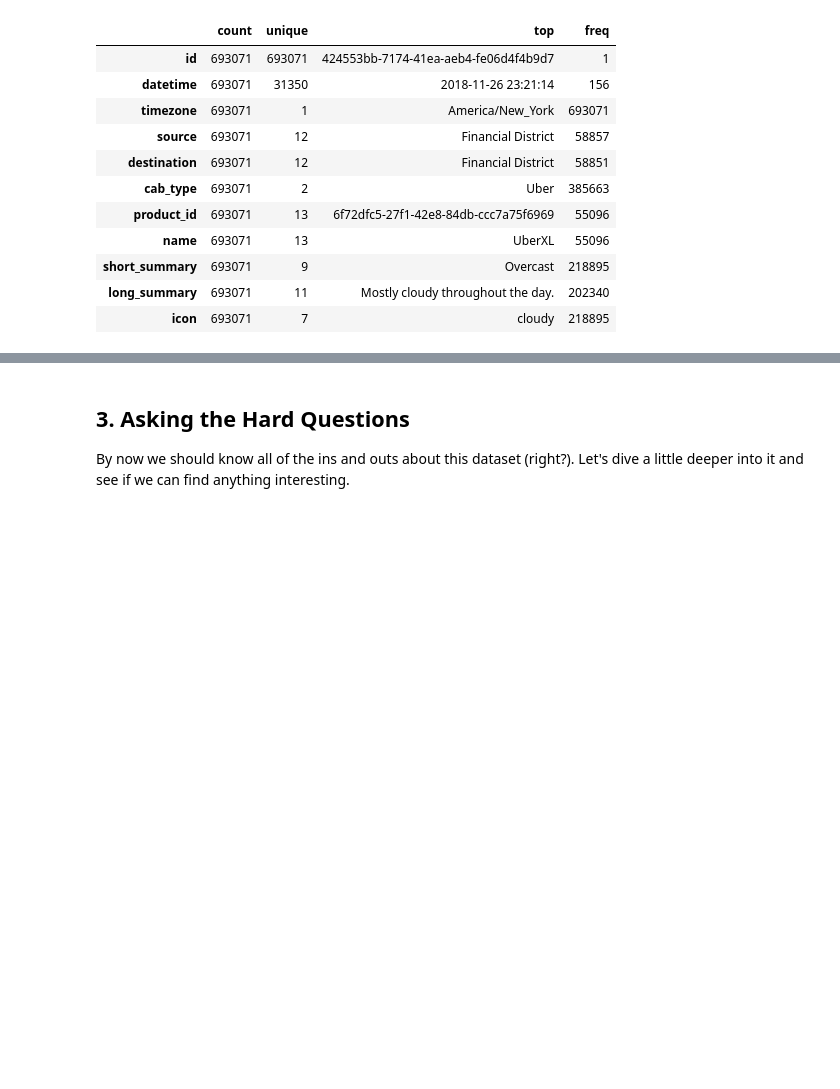
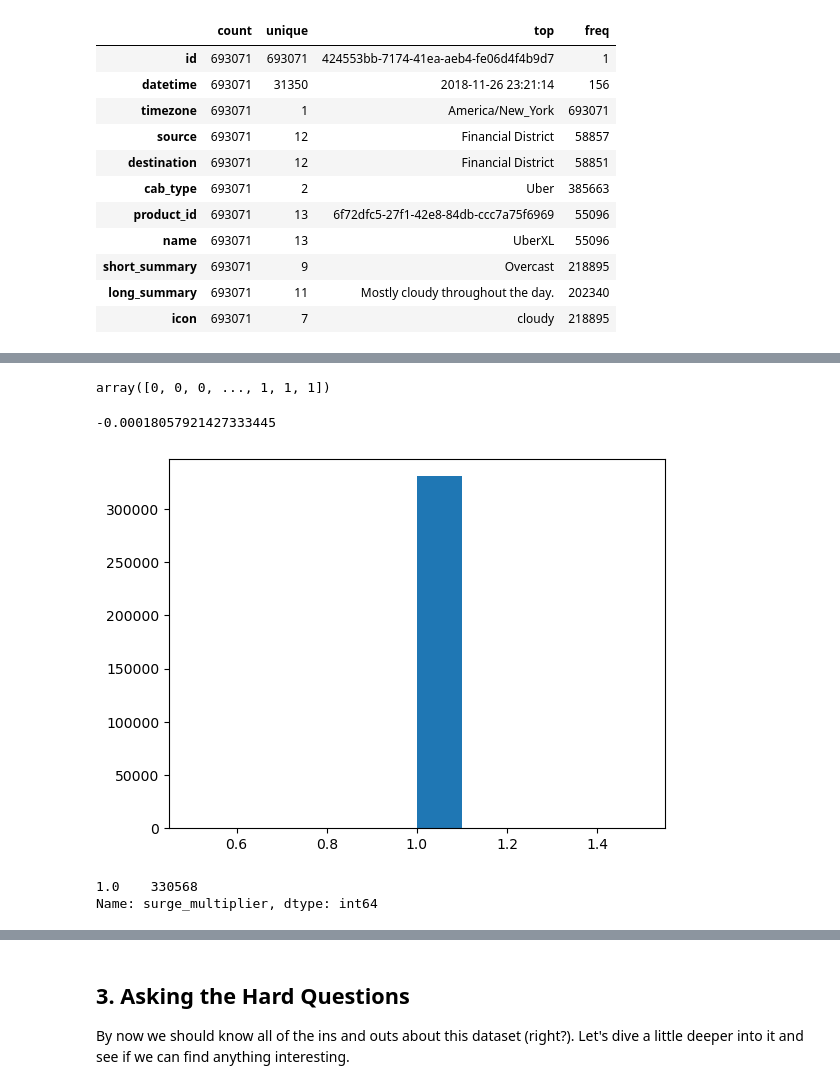
Before and after one commit to jumonlala/217_final_project, a Jupyter notebook: hw6.ipynb, the cells around one changed output, grey strips where cells are left out. Cells and saved outputs as stored; diff of their text form; code cells hidden in the pictures; blank space fills up the shorter version.

```diff
--- a/hw6.ipynb
+++ b/hw6.ipynb
@@ -318,0 +292,22 @@ clean_data[['price']].apply(lambda x: (x - clean_data[['price']].mean()) / (data
+# %%
+from sklearn.preprocessing import LabelEncoder
+encoder = LabelEncoder()
+encoder.fit(clean_data['cab_type'])
+cab_type = encoder.transform(clean_data['cab_type'])
+cab_type
+# %% [output]
+array([0, 0, 0, ..., 1, 1, 1])
+# %%
+pd.Series(cab_type).corr(clean_data['temperature'])
+# %% [output]
+-0.00018057921427333445
+# %%
+plt.hist(clean_data[clean_data['cab_type'] == 'Uber']['surge_multiplier'])
+plt.show()
+# %% [output]
+[figure, added]
+# %%
+clean_data[clean_data['cab_type'] == 'Uber']['surge_multiplier'].value_counts()
+# %% [output]
+1.0    330568
+Name: surge_multiplier, dtype: int64
```
Also changed, not shown: parts of 23 cells of this notebook.
